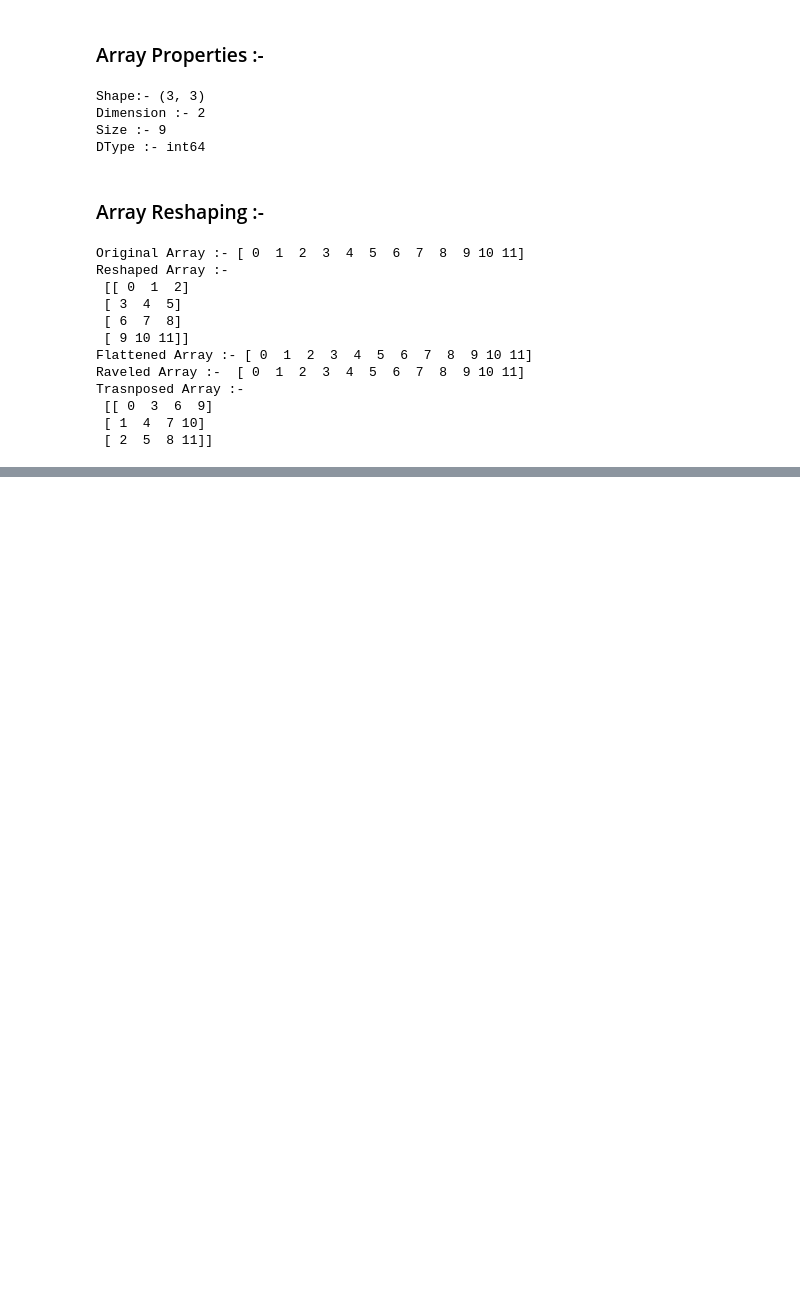
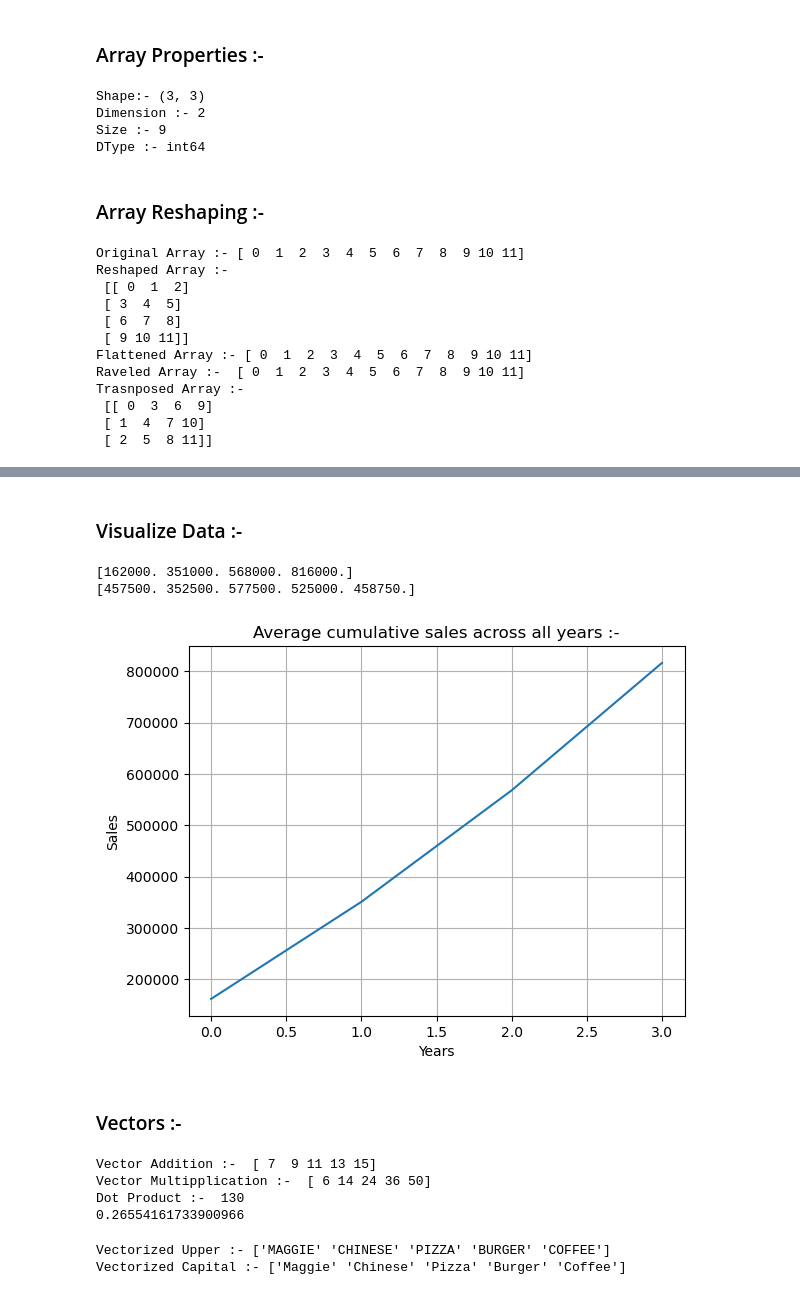
Before and after one commit to pmittal1805/machine-learning-30days, a Jupyter notebook: Day1_Numpy.ipynb, the cells around one changed output, grey strips where cells are left out. Saved outputs shown, nothing was run; the diff lists cells and outputs as text; code cells hidden in the pictures; blank space fills up the shorter version.

```diff
--- a/Day1_Numpy.ipynb
+++ b/Day1_Numpy.ipynb
@@ -119,0 +283,23 @@ Trasnposed Array :-
+# %%
+# axis = 0 -> Column || axis = 1 -> row
+
+# Total Sales per Year :-
+yearly_total = np.sum(sales_data[:, 1:], axis=0) # column sum
+print("Yearly Sales:-", yearly_total)
+
+# Minimum sales per restaurant :-
+min_sale = np.min(sales_data[0:,1:], axis = 1 )  # row minimum
+print("Minimum sales per restaurant :-",min_sale)
+
+# Maximum sales per Year :-
+max_sale_year = np.max(sales_data[:,1:], axis = 0) # column maximum
+print("Maximum sales per Year :-",max_sale_year)
+
+# Average sales per Restaurant :-
+avg_sale_rest = np.average(sales_data[:,1:], axis = 1)
+mean_sale_rest = np.mean(sales_data[:,1:], axis = 1) # same as Average
+print("Average sales per Restaurant :-",avg_sale_rest)
+
+# Cumulative Sale :-
+cum_sale = np.cumsum(sales_data[:, 1:], axis = 1)
+print("Cumulative Sale per Year :-\n",cum_sale)
@@ -119,0 +317,48 @@ Trasnposed Array :-
+# %% [markdown]
+### Visualize Data :-
+# %%
+# Visualize This data :-
+
+print(np.mean(cum_sale[:, :], axis = 0)) # this per Year
+print(np.mean(cum_sale[:, :], axis = 1)) # this per Restaurant
+plt.Figure(figsize=(10, 6))
+plt.plot(np.mean(cum_sale[:, :], axis = 0))
+plt.title("Average cumulative sales across all years :-")
+plt.xlabel("Years")
+plt.ylabel("Sales")
+plt.grid(True)
+plt.show()
+# %% [output]
+[162000. 351000. 568000. 816000.]
+[457500. 352500. 577500. 525000. 458750.]
+[figure, added]
+# %% [markdown]
+### Vectors :-
+# %%
+vector1 = np.array([1,2,3,4,5])
+vector2 = np.array([6,7,8,9,10])
+# pinecode - Database
+print("Vector Addition :- ", vector1 + vector2)
+
+print("Vector Multipplication :- ", vector1 * vector2)
+
+print("Dot Product :- ", np.dot(vector1,vector2))
+
+angle = np.arccos(np.dot(vector1, vector2) / (np.linalg.norm(vector1) * np.linalg.norm(vector2)))
+print(angle)
+# %% [output]
+Vector Addition :-  [ 7  9 11 13 15]
+Vector Multipplication :-  [ 6 14 24 36 50]
+Dot Product :-  130
+0.26554161733900966
+# %%
+# Vectorize method to changes in all element in Array :-
+# Used for Python function run in array element
+restaurant_name = np.array(['maggie','chinese','pizza','burger','coffee'])
+vectorized_upper = np.vectorize(str.upper)
+print("Vectorized Upper :-",vectorized_upper(restaurant_name))
+capital_vect = np.vectorize(str.capitalize)
+print("Vectorized Capital :-",capital_vect(restaurant_name))
+# %% [output]
+Vectorized Upper :- ['MAGGIE' 'CHINESE' 'PIZZA' 'BURGER' 'COFFEE']
+Vectorized Capital :- ['Maggie' 'Chinese' 'Pizza' 'Burger' 'Coffee']
```
Also changed, not shown: parts of 30 cells of this notebook.
